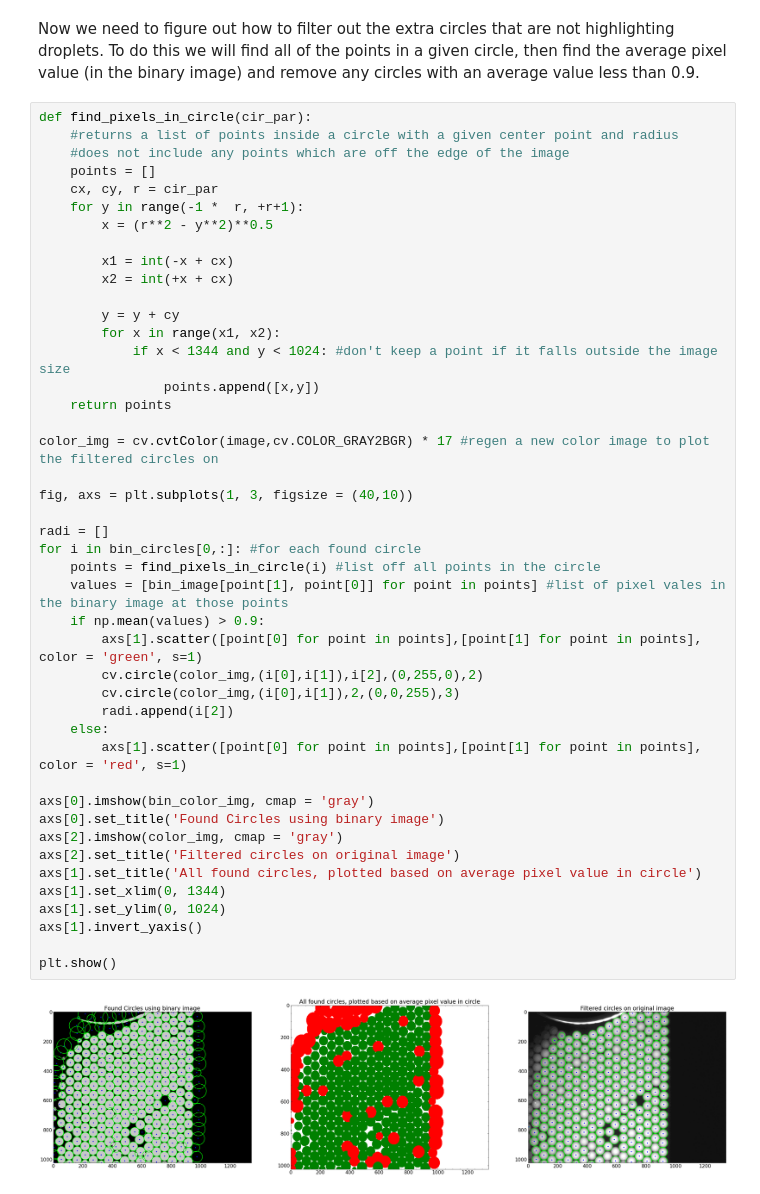
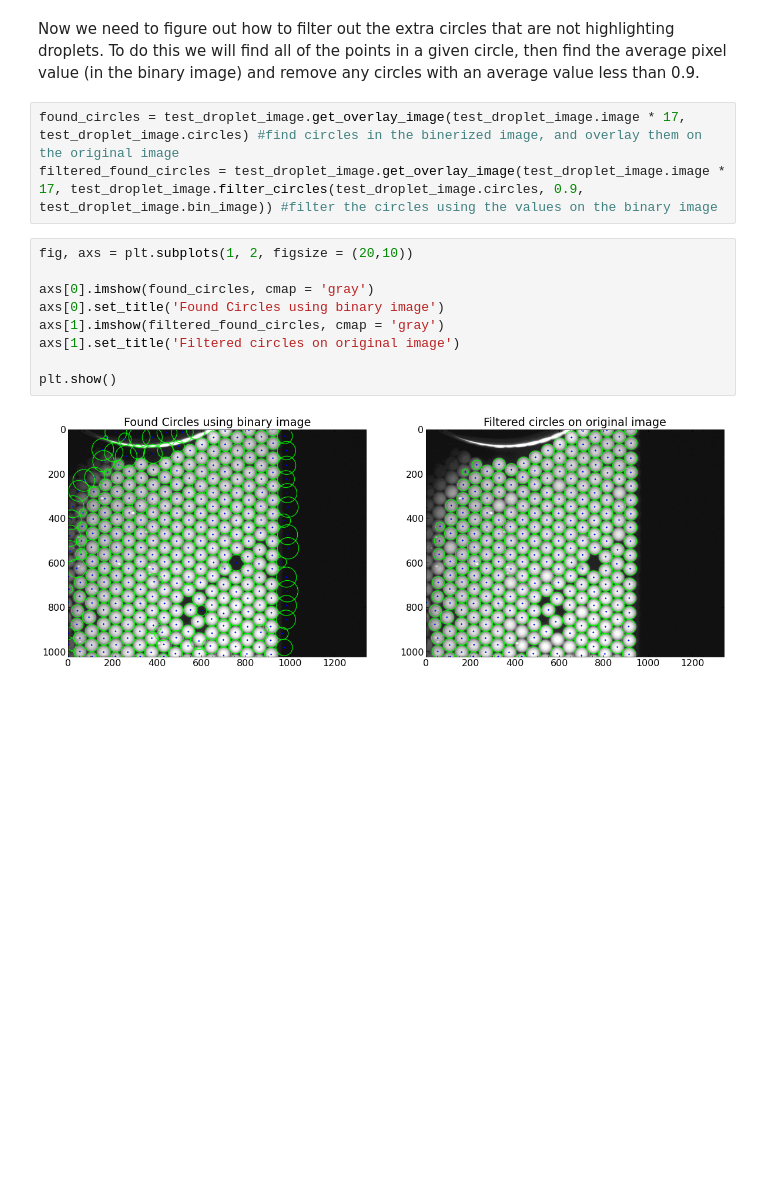
Before and after one commit to Fygenson-Lab/Droplet-Image-Analysis, a Jupyter notebook: droplet_finder_workbook.ipynb, the cells around one changed output. Saved outputs shown, nothing was run; the diff lists cells and outputs as text; blank space fills up the shorter version.

```diff
--- a/droplet_finder_workbook.ipynb
+++ b/droplet_finder_workbook.ipynb
@@ -70,48 +97,16 @@ plt.show()
 # %% [markdown]
 Now we need to figure out how to filter out the extra circles that are not highlighting droplets. To do this we will find all of the points in a given circle, then find the average pixel value (in the binary image) and remove any circles with an average value less than 0.9.
-# %%
-def find_pixels_in_circle(cir_par):
-    #returns a list of points inside a circle with a given center point and radius
-    #does not include any points which are off the edge of the image
-    points = []
-    cx, cy, r = cir_par
-    for y in range(-1 *  r, +r+1):
-        x = (r**2 - y**2)**0.5
-
-        x1 = int(-x + cx)
-        x2 = int(+x + cx)
-
-        y = y + cy
-        for x in range(x1, x2):
-            if x < 1344 and y < 1024: #don't keep a point if it falls outside the image size
-                points.append([x,y])
-    return points
-
-color_img = cv.cvtColor(image,cv.COLOR_GRAY2BGR) * 17 #regen a new color image to plot the filtered circles on
-
-fig, axs = plt.subplots(1, 3, figsize = (40,10))
-
-radi = []
-for i in bin_circles[0,:]: #for each found circle
-    points = find_pixels_in_circle(i) #list off all points in the circle
-    values = [bin_image[point[1], point[0]] for point in points] #list of pixel vales in the binary image at those points
-    if np.mean(values) > 0.9:
-        axs[1].scatter([point[0] for point in points],[point[1] for point in points], color = 'green', s=1)
-        cv.circle(color_img,(i[0],i[1]),i[2],(0,255,0),2)
-        cv.circle(color_img,(i[0],i[1]),2,(0,0,255),3)
-        radi.append(i[2])
-    else:
-        axs[1].scatter([point[0] for point in points],[point[1] for point in points], color = 'red', s=1)
-
-axs[0].imshow(bin_color_img, cmap = 'gray')
-axs[0].set_title('Found Circles using binary image')
-axs[2].imshow(color_img, cmap = 'gray')
-axs[2].set_title('Filtered circles on original image')
-axs[1].set_title('All found circles, plotted based on average pixel value in circle')
-axs[1].set_xlim(0, 1344)
-axs[1].set_ylim(0, 1024)
-axs[1].invert_yaxis()
-
-plt.show()
-# %% [output]
-[figure, removed]
+# %%
+found_circles = test_droplet_image.get_overlay_image(test_droplet_image.image * 17, test_droplet_image.circles) #find circles in the binerized image, and overlay them on the original image
+filtered_found_circles = test_droplet_image.get_overlay_image(test_droplet_image.image * 17, test_droplet_image.filter_circles(test_droplet_image.circles, 0.9, test_droplet_image.bin_image)) #filter the circles using the values on the binary image
+# %%
+fig, axs = plt.subplots(1, 2, figsize = (20,10))
+
+axs[0].imshow(found_circles, cmap = 'gray')
+axs[0].set_title('Found Circles using binary image')
+axs[1].imshow(filtered_found_circles, cmap = 'gray')
+axs[1].set_title('Filtered circles on original image')
+
+plt.show()
+# %% [output]
+[figure, added]
```
Also changed, not shown: parts of 8 cells of this notebook.
